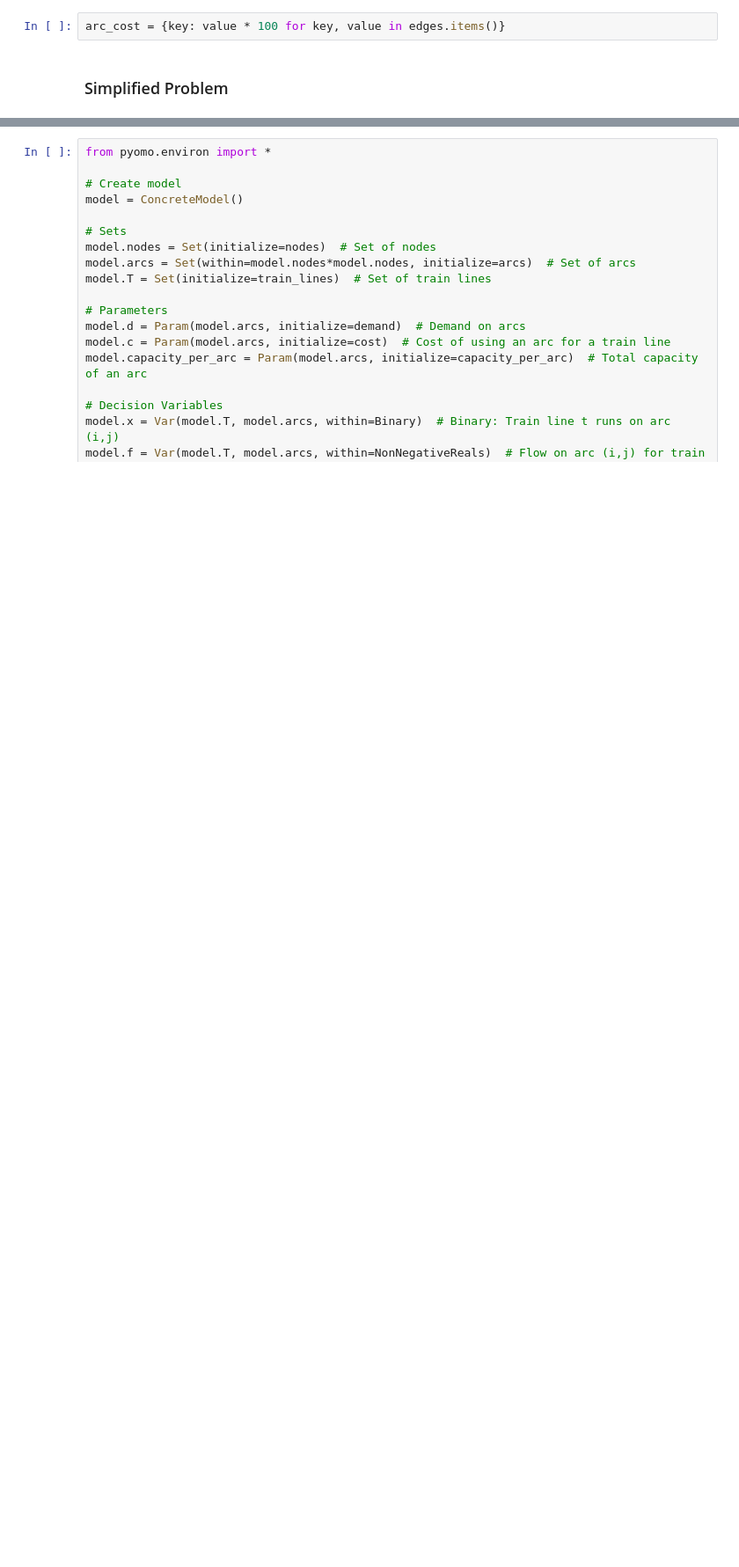
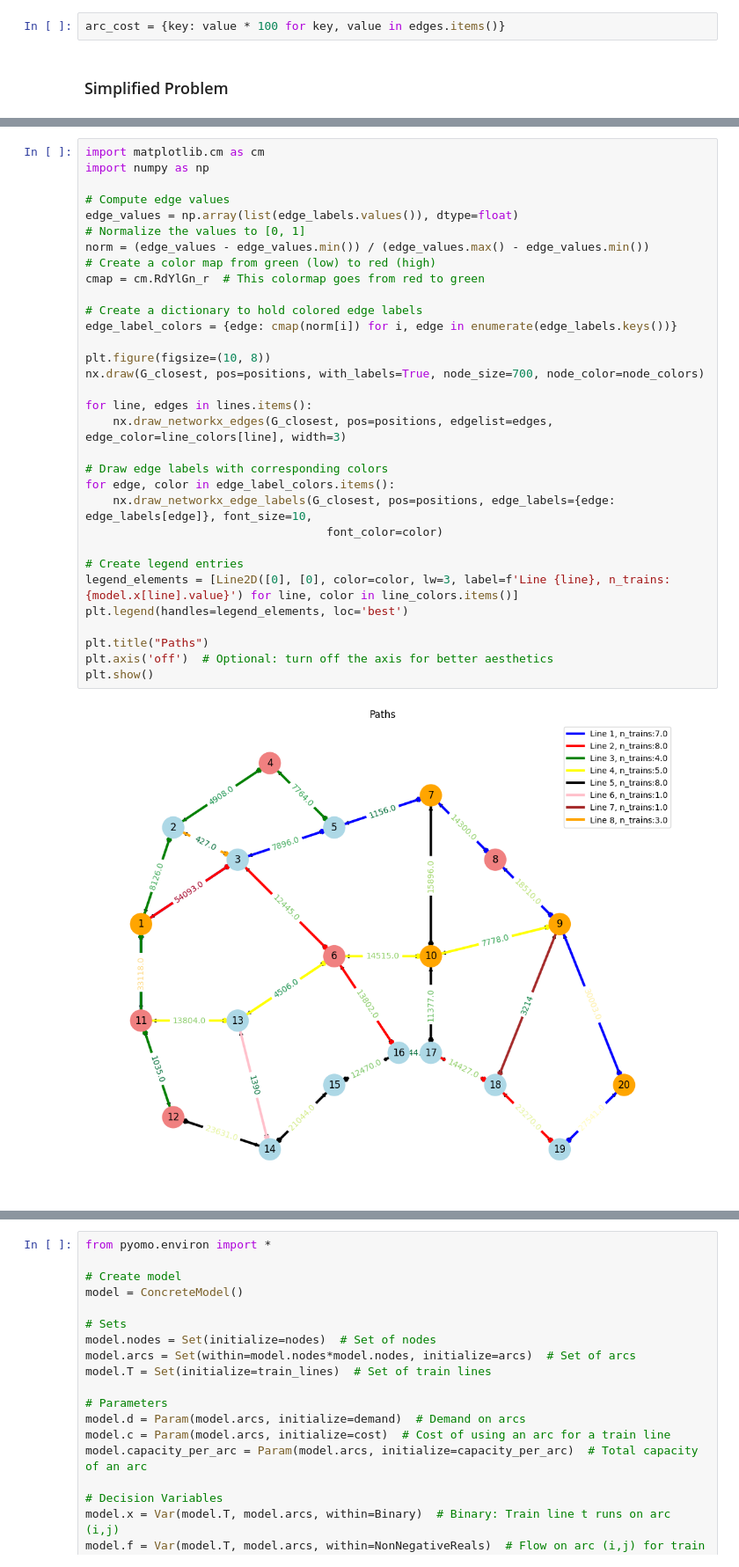
Before and after one commit to schmeti/uc3m_optimization_project, a Jupyter notebook: main.ipynb, the cells around one changed output, grey strips where cells are left out. Shown at 88% size. Drawn from its saved outputs; the diff is of its cells as text; blank space fills up the shorter version.

```diff
--- a/main.ipynb
+++ b/main.ipynb
@@ -576,3 +674,37 @@ model_trainlines.pprint()
+# %%
+import matplotlib.cm as cm
+import numpy as np
+
+# Compute edge values
+edge_values = np.array(list(edge_labels.values()), dtype=float)
+# Normalize the values to [0, 1]
+norm = (edge_values - edge_values.min()) / (edge_values.max() - edge_values.min())
+# Create a color map from green (low) to red (high)
+cmap = cm.RdYlGn_r  # This colormap goes from red to green
+
+# Create a dictionary to hold colored edge labels
+edge_label_colors = {edge: cmap(norm[i]) for i, edge in enumerate(edge_labels.keys())}
+
+plt.figure(figsize=(10, 8))
+nx.draw(G_closest, pos=positions, with_labels=True, node_size=700, node_color=node_colors)
+
+for line, edges in lines.items():
+    nx.draw_networkx_edges(G_closest, pos=positions, edgelist=edges, edge_color=line_colors[line], width=3)
+
+# Draw edge labels with corresponding colors
+for edge, color in edge_label_colors.items():
+    nx.draw_networkx_edge_labels(G_closest, pos=positions, edge_labels={edge: edge_labels[edge]}, font_size=10,
+                                   font_color=color)
+
+# Create legend entries
+legend_elements = [Line2D([0], [0], color=color, lw=3, label=f'Line {line}, n_trains:{model.x[line].value}') for line, color in line_colors.items()]
+plt.legend(handles=legend_elements, loc='best')
+
+plt.title("Paths")
+plt.axis('off')  # Optional: turn off the axis for better aesthetics
+plt.show()
+# %% [output]
+[figure, added]
 # %%
 from pyomo.environ import *
 
```
Also changed, not shown: parts of 22 cells of this notebook.
